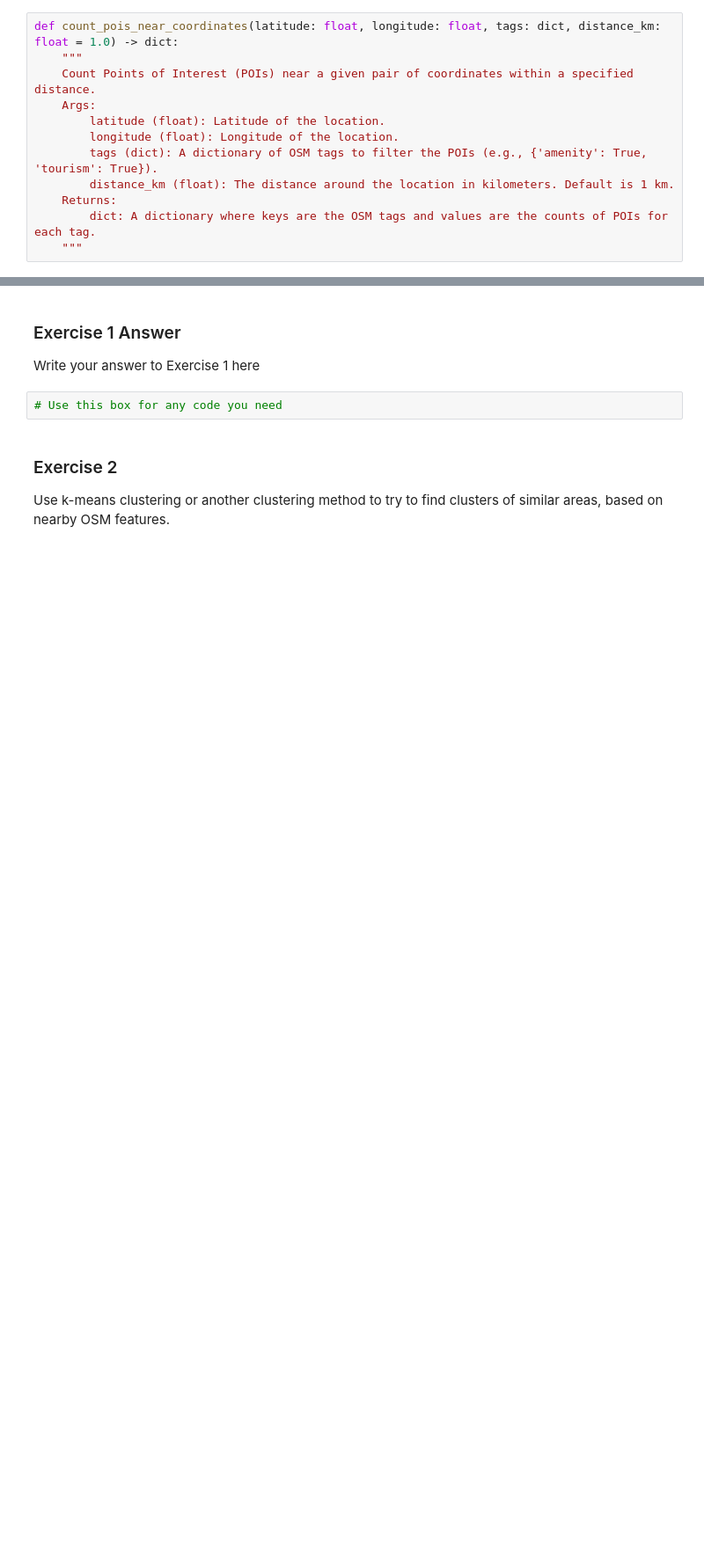
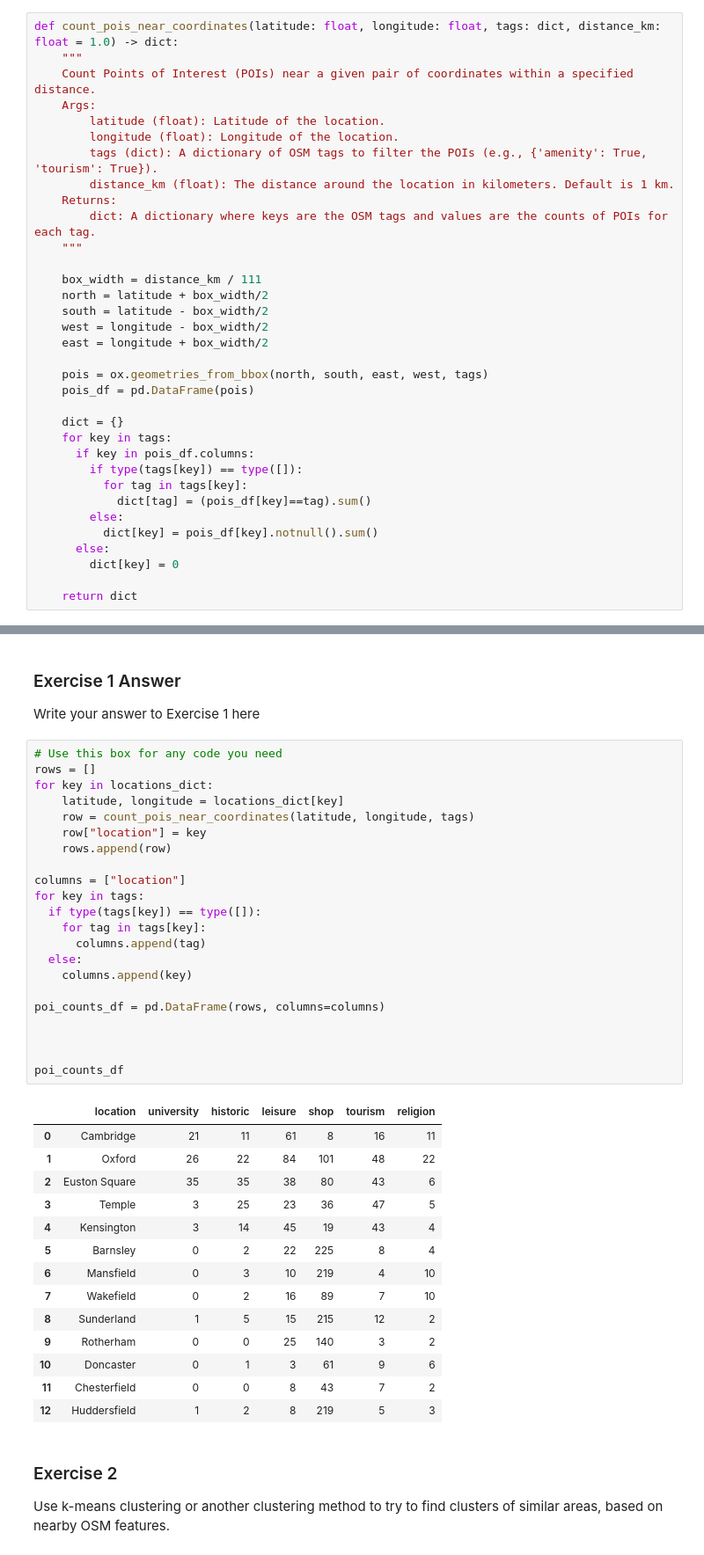
Before and after one commit to MatthewGregson123/fynesse_template, a Jupyter notebook: _notebooks/02_access_assess_geospatial.ipynb, the cells around one changed output, grey strips where cells are left out. Shown: that part at 88% size. Cells and saved outputs as stored; diff of their text form; blank space fills up the shorter version.

```diff
--- a/_notebooks/02_access_assess_geospatial.ipynb
+++ b/_notebooks/02_access_assess_geospatial.ipynb
@@ -445,6 +445,28 @@ def count_pois_near_coordinates(latitude: float, longitude: float, tags: dict, d
     Returns:
         dict: A dictionary where keys are the OSM tags and values are the counts of POIs for each tag.
     """
+
+    box_width = distance_km / 111
+    north = latitude + box_width/2
+    south = latitude - box_width/2
+    west = longitude - box_width/2
+    east = longitude + box_width/2
+
+    pois = ox.geometries_from_bbox(north, south, east, west, tags)
+    pois_df = pd.DataFrame(pois)
+
+    dict = {}
+    for key in tags:
+      if key in pois_df.columns:
+        if type(tags[key]) == type([]):
+          for tag in tags[key]:
+            dict[tag] = (pois_df[key]==tag).sum()
+        else:
+          dict[key] = pois_df[key].notnull().sum()
+      else:
+        dict[key] = 0
+
+    return dict
 # %% [markdown]
 Now that you have written reusable code, choose the tags you want to
 query. This should be different from the tags used in the example. You
@@ -489,6 +511,41 @@ combine them into one dataframe.
 Write your answer to Exercise 1 here
 # %%
 # Use this box for any code you need
+rows = []
+for key in locations_dict:
+    latitude, longitude = locations_dict[key]
+    row = count_pois_near_coordinates(latitude, longitude, tags)
+    row["location"] = key
+    rows.append(row)
+
+columns = ["location"]
+for key in tags:
+  if type(tags[key]) == type([]):
+    for tag in tags[key]:
+      columns.append(tag)
+  else:
+    columns.append(key)
+
+poi_counts_df = pd.DataFrame(rows, columns=columns)
+
+
+
+poi_counts_df
+# %% [output]
+|  | location | university | historic | leisure | shop | tourism | religion |
+| 0 | Cambridge | 21 | 11 | 61 | 8 | 16 | 11 |
+| 1 | Oxford | 26 | 22 | 84 | 101 | 48 | 22 |
+| 2 | Euston Square | 35 | 35 | 38 | 80 | 43 | 6 |
+| 3 | Temple | 3 | 25 | 23 | 36 | 47 | 5 |
+| 4 | Kensington | 3 | 14 | 45 | 19 | 43 | 4 |
+| 5 | Barnsley | 0 | 2 | 22 | 225 | 8 | 4 |
+| 6 | Mansfield | 0 | 3 | 10 | 219 | 4 | 10 |
+| 7 | Wakefield | 0 | 2 | 16 | 89 | 7 | 10 |
+| 8 | Sunderland | 1 | 5 | 15 | 215 | 12 | 2 |
+| 9 | Rotherham | 0 | 0 | 25 | 140 | 3 | 2 |
+| 10 | Doncaster | 0 | 1 | 3 | 61 | 9 | 6 |
+| 11 | Chesterfield | 0 | 0 | 8 | 43 | 7 | 2 |
+| 12 | Huddersfield | 1 | 2 | 8 | 219 | 5 | 3 |
 # %% [markdown]
 ### Exercise 2
 
```
